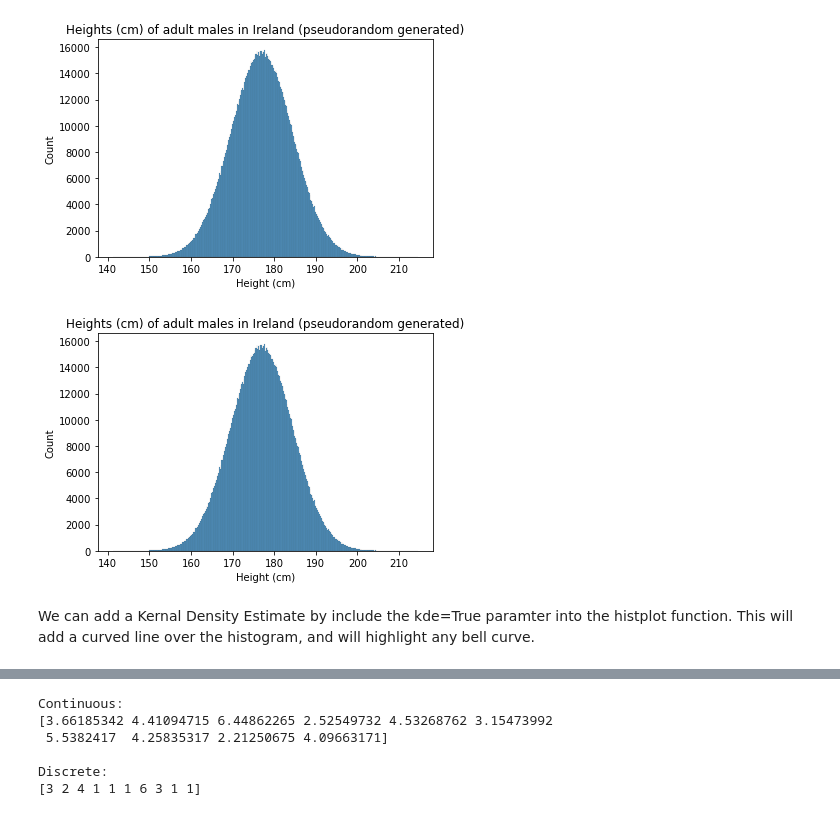
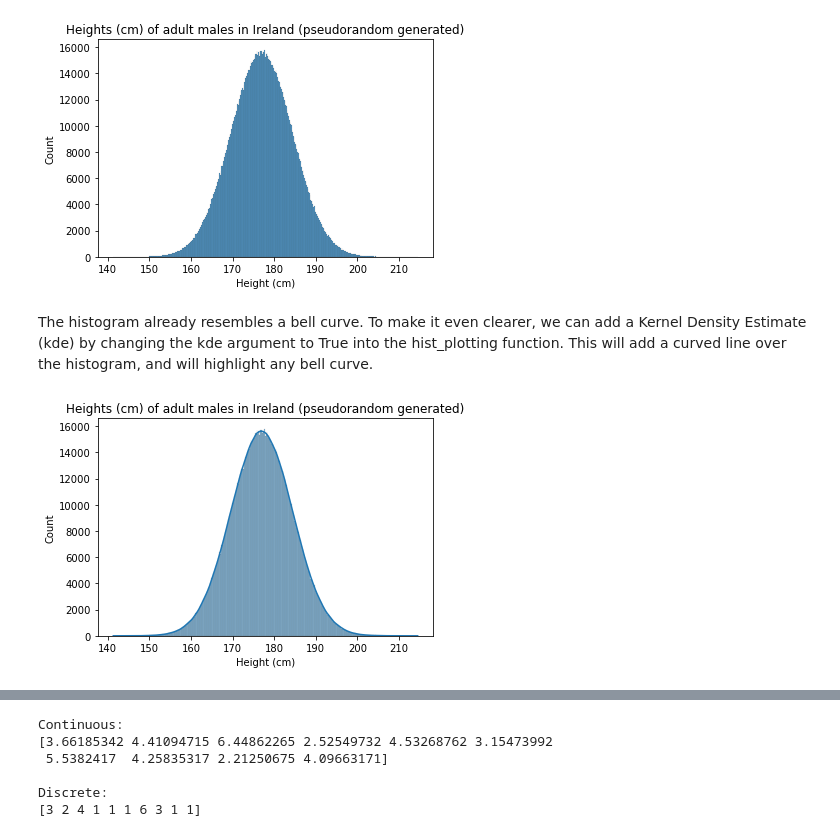
Before and after one commit to OtherBrian/pda-np.random, a Jupyter notebook: Numpy.Random.ipynb, the cells around one changed output, grey strips where cells are left out. Saved outputs shown, nothing was run; the diff lists cells and outputs as text; code cells hidden in the pictures.

```diff
--- a/Numpy.Random.ipynb
+++ b/Numpy.Random.ipynb
@@ -814,13 +816,10 @@ def hist_plotting(array, xlabel, ylabel, title, kde=False, discrete = False):
 hist_plotting(irish_male_heights, 'Height (cm)', 'Count', "Heights (cm) of adult males in Ireland (pseudorandom generated)");
 # %% [output]
 [figure]
+# %% [markdown]
+The histogram already resembles a bell curve. To make it even clearer, we can add a Kernel Density Estimate (kde) by changing the kde argument to True into the hist_plotting function. This will add a curved line over the histogram, and will highlight any bell curve.
 # %%
-import seaborn as sns
-
-ax = sns.histplot(irish_male_heights)
-ax.set(xlabel='Height (cm)', ylabel='Count')
-ax.set_title("Heights (cm) of adult males in Ireland (pseudorandom generated)");
+#Creating the same histogram, this time with a kernel density estimate included.
+hist_plotting(irish_male_heights, 'Height (cm)', 'Count', "Heights (cm) of adult males in Ireland (pseudorandom generated)", kde=True);
 # %% [output]
-[figure, old version]
+[figure, new version]
-# %% [markdown]
-We can add a Kernal Density Estimate by include the kde=True paramter into the histplot function. This will add a curved line over the histogram, and will highlight any bell curve.
```
Also changed, not shown: parts of 24 cells of this notebook.
